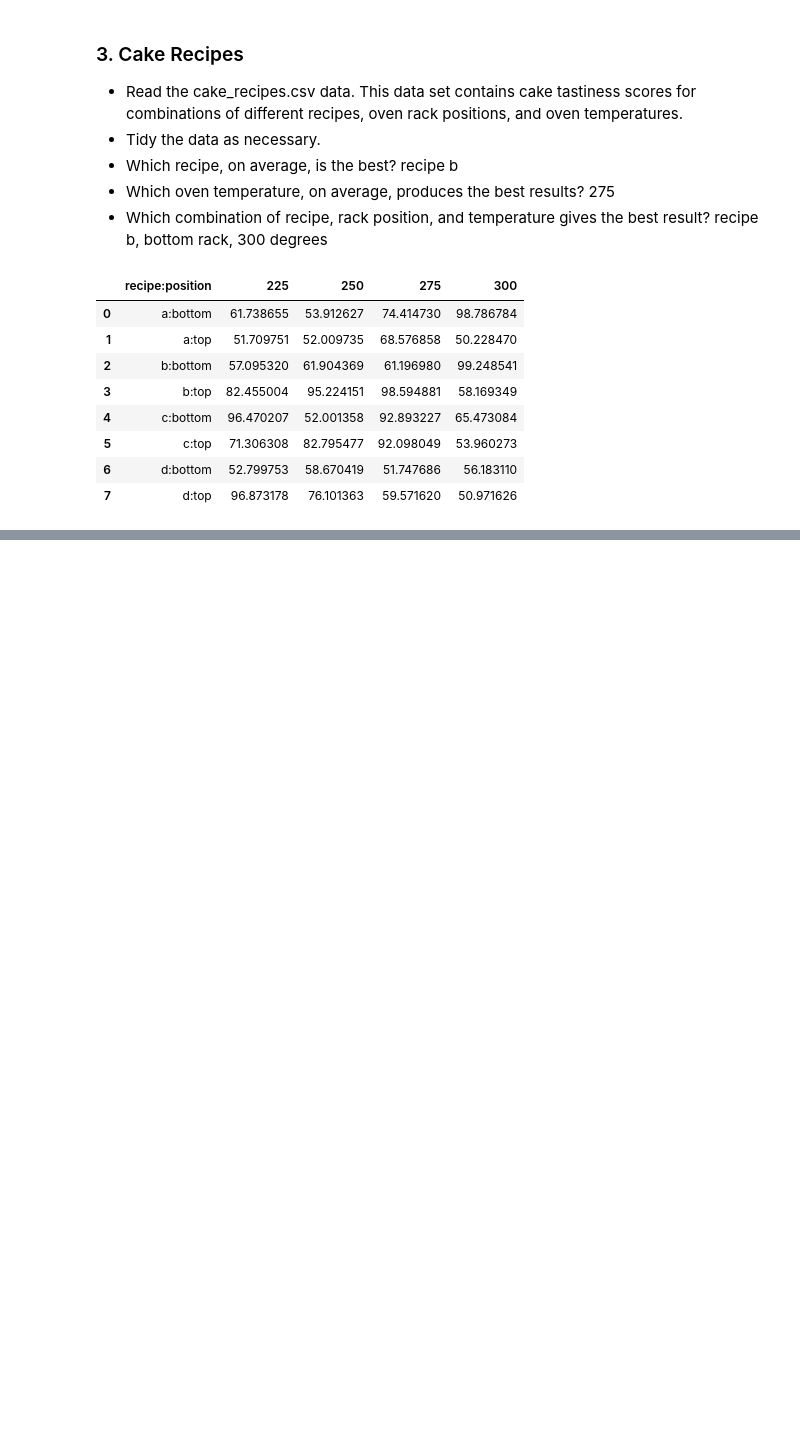
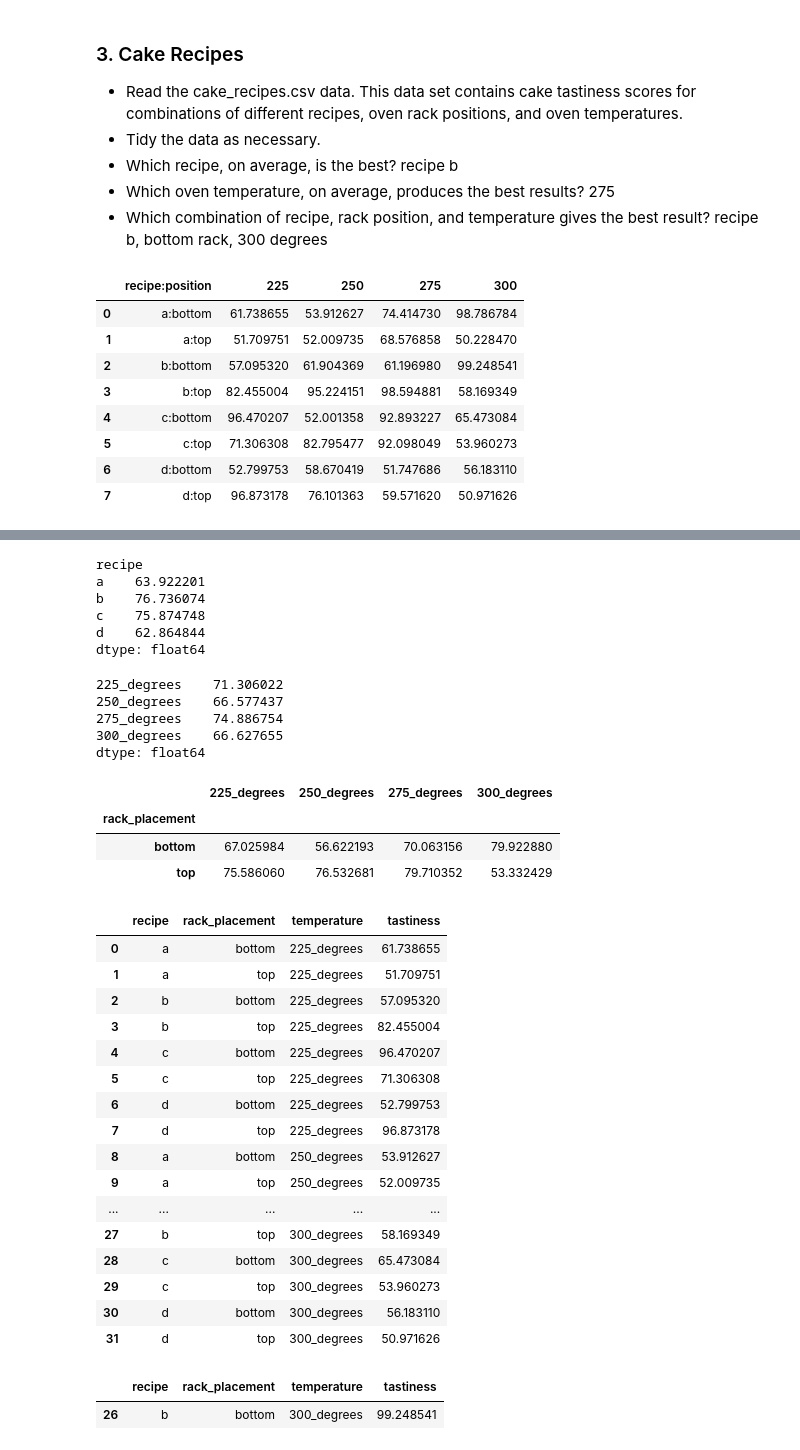
Before and after one commit to segovialori/classification_exercises, a Jupyter notebook: tidy_data.ipynb, the cells around one changed output, grey strips where cells are left out. Saved outputs shown, nothing was run; the diff lists cells and outputs as text; code cells hidden in the pictures; blank space fills up the shorter version.

Commit message:
tidy data exercises

```diff
--- a/tidy_data.ipynb
+++ b/tidy_data.ipynb
@@ -127,0 +206,6 @@ cake_recipes
+# %%
+#now paste back on df
+#sales2 = pd.concat([sales_melt, year_and_measure_df], axis=1).drop(columns='year_and_measure')
+#sales2.head()
+
+cake_recipes2 = pd.concat([cake_recipes, split_oven], axis=1).drop(columns='oven_rack')
@@ -127,0 +221,3 @@ cake_recipes
+# %%
+#tidy up the rack placement
+cake_tidy = cake_recipes2.pivot_table(index=['recipe', 'rack_placement'], columns='temperature', values='cook_time')
@@ -127,0 +237,8 @@ cake_recipes
+# %%
+#clean up indexes
+#sales_tidy.columns.name = ''
+#sales_tidy.reset_index(inplace=True)
+#sales_tidy
+cake_tidy.columns.name=''
+cake_tidy.reset_index(inplace=True)
+cake_tidy.head(5)
@@ -127,0 +252,58 @@ cake_recipes
+# %%
+#Which recipe, on average, is the best? recipe b
+mean_best = cake_tidy.groupby('recipe').mean()
+best_recipe = mean_best.sum(axis=1, skipna=True) /4
+best_recipe
+# %% [output]
+recipe
+a    63.922201
+b    76.736074
+c    75.874748
+d    62.864844
+dtype: float64
+# %%
+#Which oven temperature, on average, produces the best results? 275
+best_results = mean_best.sum(axis = 0, skipna = True) / 4
+best_results
+# %% [output]
+225_degrees    71.306022
+250_degrees    66.577437
+275_degrees    74.886754
+300_degrees    66.627655
+dtype: float64
+# %%
+#Which combination of recipe, rack position, and temperature gives the best result?
+#recipe b, bottom rack, 300 degrees
+cake_tidy.groupby('rack_placement').mean()
+# %% [output]
+|  | 225_degrees | 250_degrees | 275_degrees | 300_degrees |
+| rack_placement |  |  |  |  |
+| bottom | 67.025984 | 56.622193 | 70.063156 | 79.922880 |
+| top | 75.586060 | 76.532681 | 79.710352 | 53.332429 |
+# %%
+cake_tidy2 = cake_tidy.melt(id_vars = ['recipe', 'rack_placement'], var_name='temperature', value_name='tastiness')
+# %%
+cake_tidy2
+# %% [output]
+|  | recipe | rack_placement | temperature | tastiness |
+| 0 | a | bottom | 225_degrees | 61.738655 |
+| 1 | a | top | 225_degrees | 51.709751 |
+| 2 | b | bottom | 225_degrees | 57.095320 |
+| 3 | b | top | 225_degrees | 82.455004 |
+| 4 | c | bottom | 225_degrees | 96.470207 |
+| 5 | c | top | 225_degrees | 71.306308 |
+| 6 | d | bottom | 225_degrees | 52.799753 |
+| 7 | d | top | 225_degrees | 96.873178 |
+| 8 | a | bottom | 250_degrees | 53.912627 |
+| 9 | a | top | 250_degrees | 52.009735 |
+| ... | ... | ... | ... | ... |
+| 27 | b | top | 300_degrees | 58.169349 |
+| 28 | c | bottom | 300_degrees | 65.473084 |
+| 29 | c | top | 300_degrees | 53.960273 |
+| 30 | d | bottom | 300_degrees | 56.183110 |
+| 31 | d | top | 300_degrees | 50.971626 |
+# %%
+cake_tidy2.nlargest(1, 'tastiness')
+# %% [output]
+|  | recipe | rack_placement | temperature | tastiness |
+| 26 | b | bottom | 300_degrees | 99.248541 |
```
Also changed, not shown: parts of 14 cells of this notebook.
